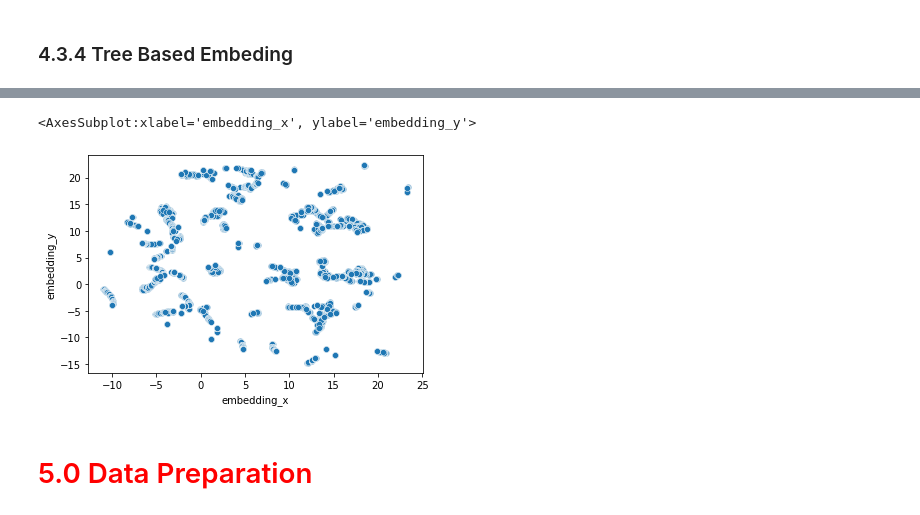
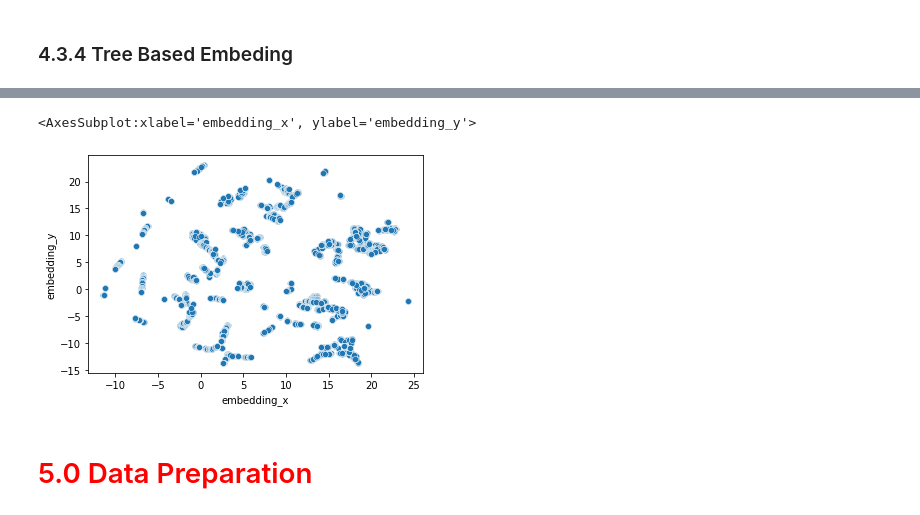
Before and after one commit to adrielepinto/clustering, a Jupyter notebook: src/models/c0.10-pa005-clustering-deploy.ipynb, the cells around one changed output, grey strips where cells are left out. Drawn from its saved outputs; the diff is of its cells as text; code cells hidden in the pictures.

```diff
--- a/src/models/c0.10-pa005-clustering-deploy.ipynb
+++ b/src/models/c0.10-pa005-clustering-deploy.ipynb
@@ -112,6 +115,10 @@ from  scipy.cluster import hierarchy as hc
 
 from IPython.display          import Image
 from  sklearn.neighbors       import NearestNeighbors
+# %%
+# save to s3
+AWS_ACCESS_KEY_ID = os.environ.get( 'AWS_ACCESS_KEY_ID_CDS' )
+AWS_SECRET_ACCESS_KEY = os.environ.get( 'AWS_SECRET_ACCESS_KEY_CDS' )
 # %% [markdown]
 # <font color= 'red'> 1.0 Data Description
 # %% [markdown]
@@ -529,3 +542,19 @@ sns.scatterplot( x='embedding_x',
 [figure]
 # %% [markdown]
 ### 4.3.4 Tree Based Embeding
+# %%
+x = df43.drop( columns=['gross_revenue'], axis=1)
+y = df43['gross_revenue']
+
+# # model definition
+# rf_model = en.RandomForestRegressor( n_estimators=100, random_state=42 )
+
+# # Model training
+# rf_model.fit( x, y )
+# rf_model = pickle.load(open('/Users/adriele/Documents/repos/pa005/src/models/rf_model.pkl', 'rb'))
+rf_model = pickle.load(fs.open('s3://cluster-insiders-dataset/rf_model.pkl', 'rb'))
+
+
+# dataframe Leaf
+df_leaf= pd.DataFrame( rf_model.apply( x ) )
+x.head()
@@ -532,36 +568,22 @@ sns.scatterplot( x='embedding_x',
 # %%
-x = df43.drop( columns=['gross_revenue'], axis=1)
-y = df43['gross_revenue']
 
-# model definition
-rf_model = en.RandomForestRegressor( n_estimators=100, random_state=42 )
+#reducer = pickle.load( open('/Users/adriele/Documents/repos/pa005/src/models/umap_reducer.pkl', 'rb'))
 
-# Model training
-rf_model.fit( x, y )
-
-
-
-# dataframe Leaf
-df_leaf= pd.DataFrame( rf_model.apply( x ) )
-
-
-
-reducer = umap.UMAP( random_state=42 )
-embedding = reducer.fit_transform( df_leaf )
-
+reducer = pickle.load( fs.open('s3://cluster-insiders-dataset/umap_reducer.pkl', 'rb'))
+embedding = reducer.transform( df_leaf )
 # Embedding
 df_tree = pd.DataFrame()
 df_tree['embedding_x'] = embedding[:, 0]
 df_tree['embedding_y'] = embedding[:, 1]
 
 
 # Plot UMAP
 sns.scatterplot( x='embedding_x',
                  y='embedding_y',
                  data = df_tree )
 # %% [output]
 <AxesSubplot:xlabel='embedding_x', ylabel='embedding_y'>
-[figure, old version]
+[figure, new version]
 # %% [markdown]
 # <font color= 'red'> 5.0 Data Preparation
 # %%
```
Also changed, not shown: parts of 14 cells of this notebook, 7 other files.
